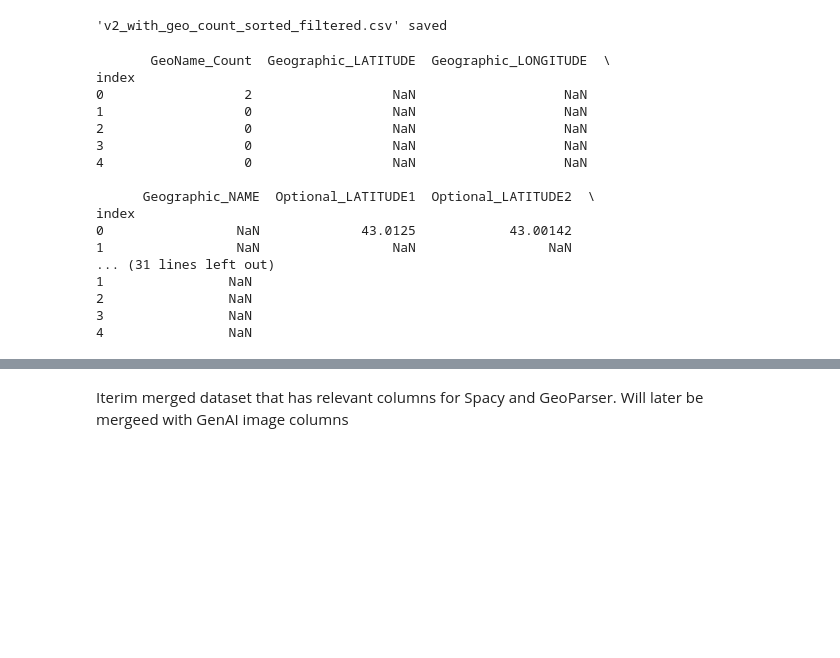
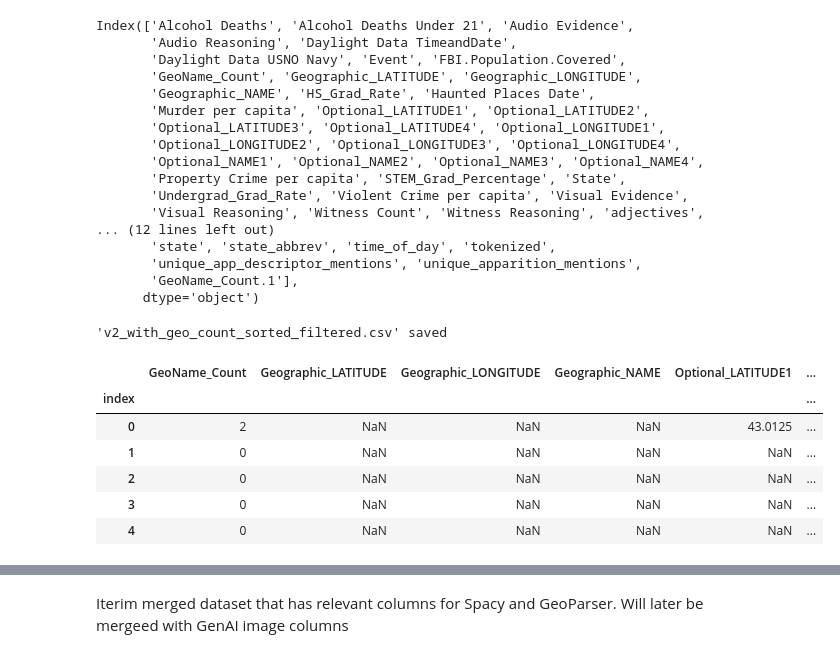
Before and after one commit to DSCI550-Team9-Spring-2025/DSCI550-HW2, a Jupyter notebook: Source/merge_data.ipynb, the cells around one changed output, grey strips where cells are left out. Drawn from its saved outputs; the diff is of its cells as text; code cells hidden in the pictures; blank space fills up the shorter version.

```diff
--- a/Source/merge_data.ipynb
+++ b/Source/merge_data.ipynb
@@ -131,3 +46,23 @@ Index(['Alcohol Deaths', 'Alcohol Deaths Under 21', 'Audio Evidence',
+# %%
+df_geo_sorted.columns
+# %% [output]
+Index(['Alcohol Deaths', 'Alcohol Deaths Under 21', 'Audio Evidence',
+       'Audio Reasoning', 'Daylight Data TimeandDate',
+       'Daylight Data USNO Navy', 'Event', 'FBI.Population.Covered',
+       'GeoName_Count', 'Geographic_LATITUDE', 'Geographic_LONGITUDE',
+       'Geographic_NAME', 'HS_Grad_Rate', 'Haunted Places Date',
+       'Murder per capita', 'Optional_LATITUDE1', 'Optional_LATITUDE2',
+       'Optional_LATITUDE3', 'Optional_LATITUDE4', 'Optional_LONGITUDE1',
+       'Optional_LONGITUDE2', 'Optional_LONGITUDE3', 'Optional_LONGITUDE4',
+       'Optional_NAME1', 'Optional_NAME2', 'Optional_NAME3', 'Optional_NAME4',
+       'Property Crime per capita', 'STEM_Grad_Percentage', 'State',
+       'Undergrad_Grad_Rate', 'Violent Crime per capita', 'Visual Evidence',
+       'Visual Reasoning', 'Witness Count', 'Witness Reasoning', 'adjectives',
+... (12 lines left out)
+       'state', 'state_abbrev', 'time_of_day', 'tokenized',
+       'unique_app_descriptor_mentions', 'unique_apparition_mentions',
+       'GeoName_Count.1'],
+      dtype='object')
 # %%
 df_geo_sorted_filtered = df_geo_sorted[['GeoName_Count', 'Geographic_LATITUDE', 'Geographic_LONGITUDE',
        'Geographic_NAME','Optional_LATITUDE1', 'Optional_LATITUDE2',
@@ -140,25 +75,15 @@ df_geo_sorted_filtered.to_csv('../Data/v2_with_geo_count_sorted_filtered.csv')
 print("'v2_with_geo_count_sorted_filtered.csv' saved")
 # %% [output]
 'v2_with_geo_count_sorted_filtered.csv' saved
-# %%
-print(df_geo_sorted_filtered.head())
-# %% [output]
-       GeoName_Count  Geographic_LATITUDE  Geographic_LONGITUDE  \
-index
-0                  2                  NaN                   NaN
-1                  0                  NaN                   NaN
-2                  0                  NaN                   NaN
-3                  0                  NaN                   NaN
-4                  0                  NaN                   NaN
-
-      Geographic_NAME  Optional_LATITUDE1  Optional_LATITUDE2  \
-index
-0                 NaN             43.0125            43.00142
-1                 NaN                 NaN                 NaN
-... (31 lines left out)
-1                NaN
-2                NaN
-3                NaN
-4                NaN
+# %%
+df_geo_sorted_filtered.head()
+# %% [output]
+|  | GeoName_Count | Geographic_LATITUDE | Geographic_LONGITUDE | Geographic_NAME | Optional_LATITUDE1 | ... |
+| index |  |  |  |  |  | ... |
+| 0 | 2 | NaN | NaN | NaN | 43.0125 | ... |
+| 1 | 0 | NaN | NaN | NaN | NaN | ... |
+| 2 | 0 | NaN | NaN | NaN | NaN | ... |
+| 3 | 0 | NaN | NaN | NaN | NaN | ... |
+| 4 | 0 | NaN | NaN | NaN | NaN | ... |
 # %%
 df_merge_index = df_spacy.merge(df_geo_sorted_filtered, left_index= True, right_index= True, how="left")
```
Also changed, not shown: parts of 17 cells of this notebook.
